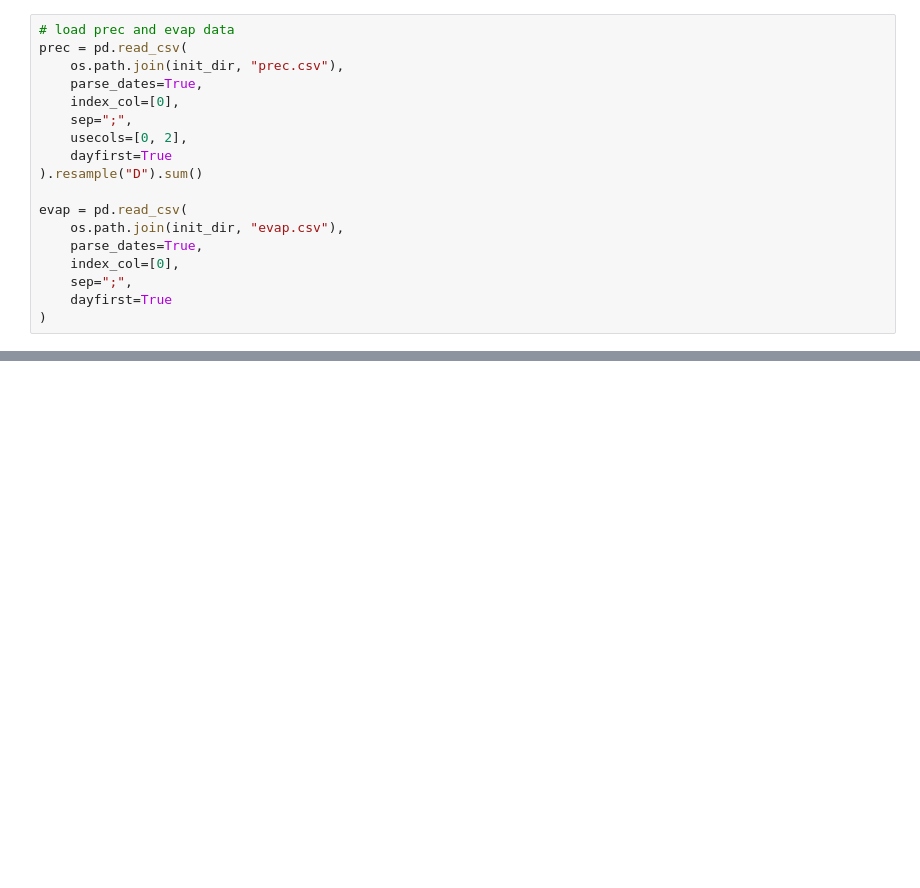
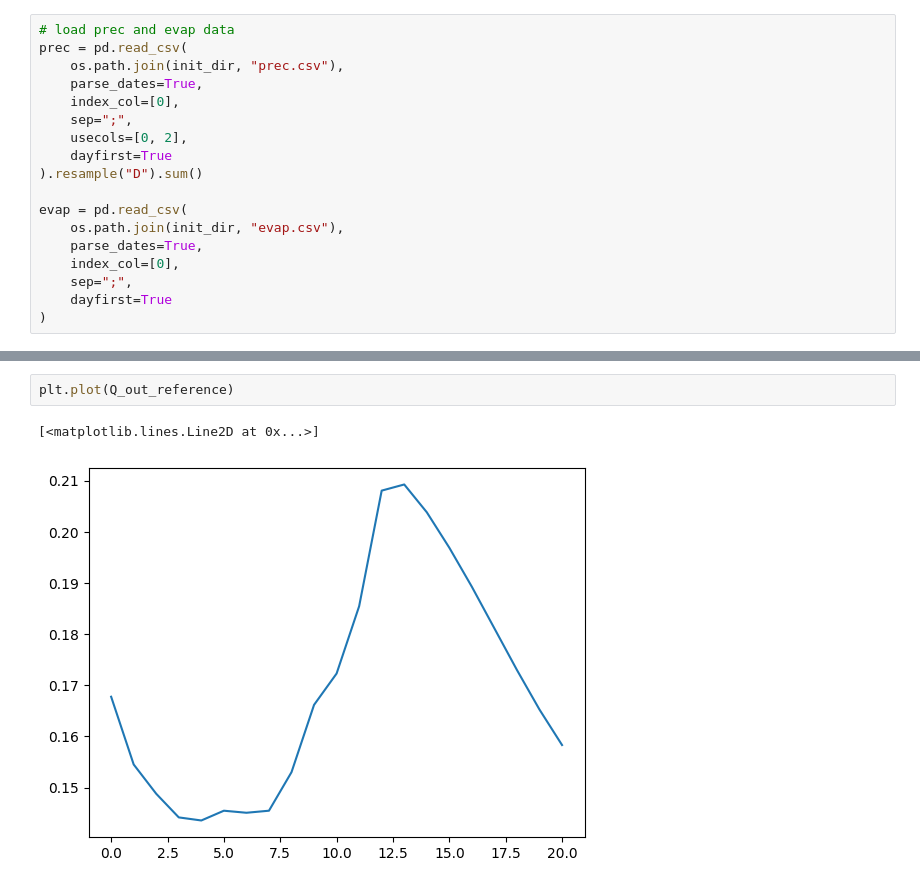
Before and after one commit to iGW-TU-Dresden/CFPy, a Jupyter notebook: vlab/VLAB_04.ipynb, the cells around one changed output, grey strips where cells are left out. Cells and saved outputs as stored; diff of their text form; blank space fills up the shorter version.

```diff
--- a/vlab/VLAB_04.ipynb
+++ b/vlab/VLAB_04.ipynb
@@ -684,0 +764,5 @@ FloPy is using the following executable to run the model: ..\..\..\..\..\..\..\W
+# %%
+plt.plot(Q_out_reference)
+# %% [output]
+[<matplotlib.lines.Line2D at 0x...>]
+[figure, added]
```
Also changed, not shown: parts of 6 cells of this notebook.
